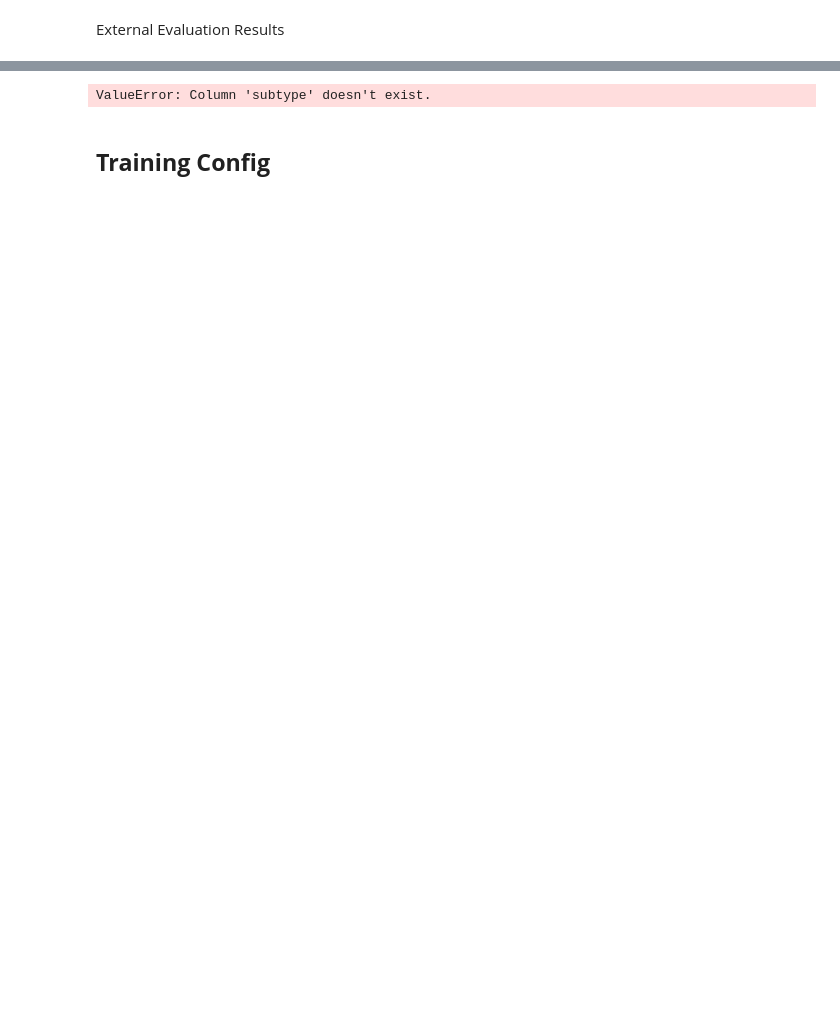
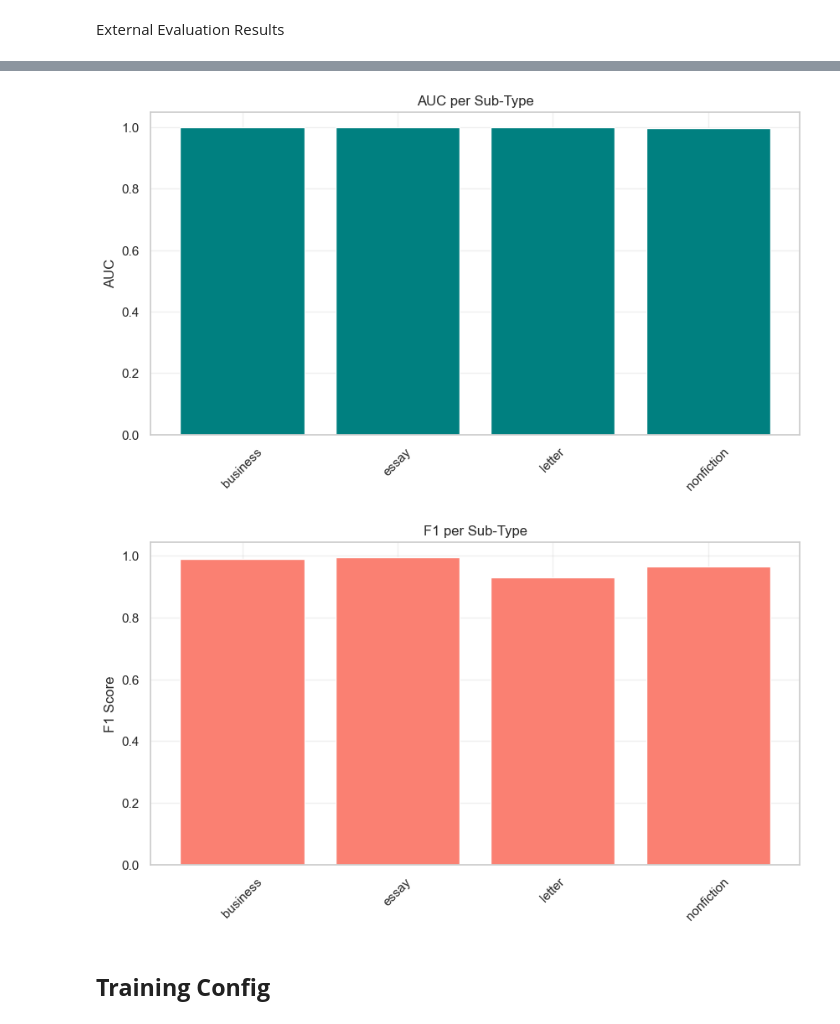
Before and after one commit to 4cekay/B101-Group2-NLP-Project, a Jupyter notebook: DetectorModel.ipynb, the cells around one changed output, grey strips where cells are left out. Saved outputs shown, nothing was run; the diff lists cells and outputs as text; code cells hidden in the pictures; blank space fills up the shorter version.

```diff
--- a/DetectorModel.ipynb
+++ b/DetectorModel.ipynb
@@ -438,39 +436,40 @@ plt.show()
 # %%
 df_eval = pd.DataFrame({
     "label": labels,
     "pred": predicted_classes,
     "prob_ai": prob_ai,
-    "subtype": tokenized_external_dataset["subtype"]
+    "sub-type": external_eval_df["sub-type"]
 })
 
 subtype_scores = []
 
-for subtype, g in df_eval.groupby("subtype"):
+for subtype, g in df_eval.groupby("sub-type"):
     if len(g) < 10:
         continue
     auc = roc_auc_score(g["label"], g["prob_ai"])
     f1 = f1_score(g["label"], g["pred"])
     subtype_scores.append((subtype, auc, f1))
 
-sub_df = pd.DataFrame(subtype_scores, columns=["subtype", "auc", "f1"])
+sub_df = pd.DataFrame(subtype_scores, columns=["sub-type", "auc", "f1"])
 
 plt.figure(figsize=(10,5))
-plt.bar(sub_df["subtype"], sub_df["auc"], color='teal')
+plt.bar(sub_df["sub-type"], sub_df["auc"], color='teal')
 plt.xticks(rotation=45)
 plt.ylabel("AUC")
-plt.title("AUC per Subtype")
+plt.title("AUC per Sub-Type")
 plt.grid(alpha=0.3)
 plt.show()
 
 plt.figure(figsize=(10,5))
-plt.bar(sub_df["subtype"], sub_df["f1"], color='salmon')
+plt.bar(sub_df["sub-type"], sub_df["f1"], color='salmon')
 plt.xticks(rotation=45)
 plt.ylabel("F1 Score")
-plt.title("F1 per Subtype")
+plt.title("F1 per Sub-Type")
 plt.grid(alpha=0.3)
 plt.show()
 # %% [output]
-ValueError: Column 'subtype' doesn't exist.
+[figure, added]
+[figure, added]
 # %% [markdown]
 ## **Training Config**
 # %%
```
Also changed, not shown: parts of 21 cells of this notebook.
